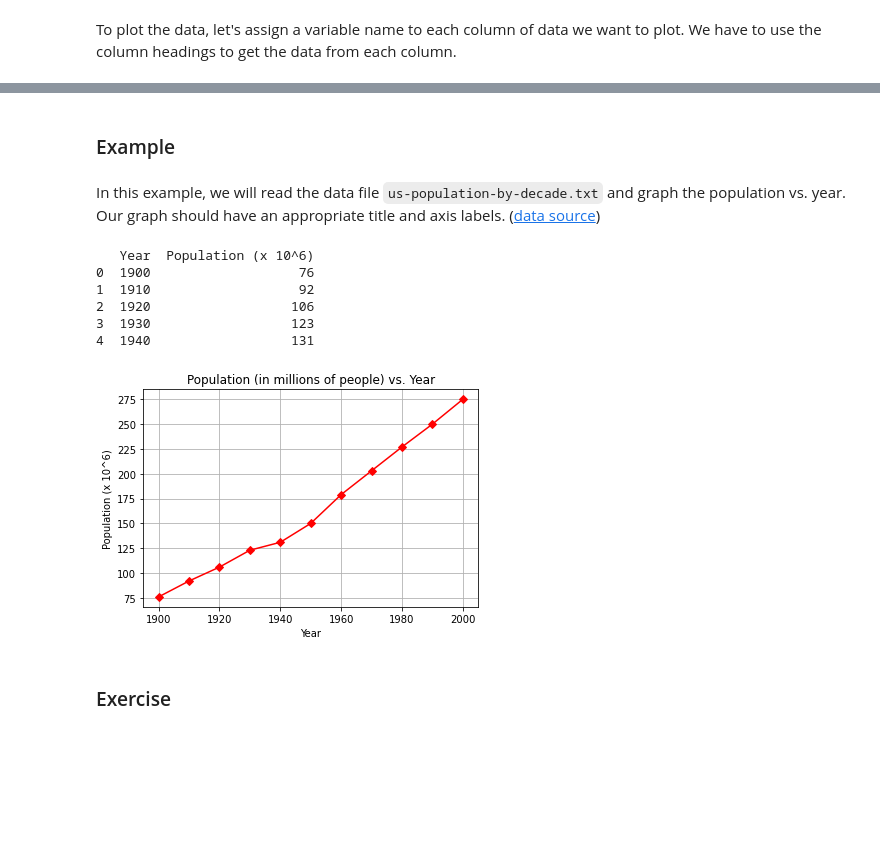
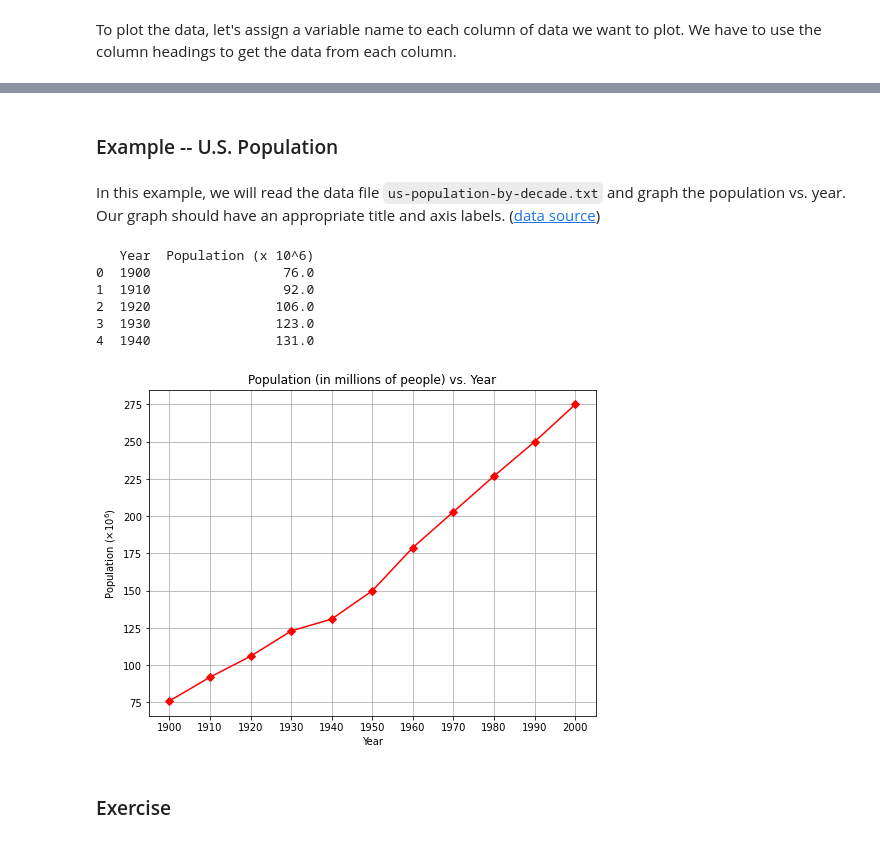
Before and after one commit to atitus/math-modeling-2, a Jupyter notebook: unit-03/03-03-plot-data/03-03-plot-data.ipynb, the cells around one changed output, grey strips where cells are left out. Drawn from its saved outputs; the diff is of its cells as text; code cells hidden in the pictures; blank space fills up the shorter version.

```diff
--- a/unit-03/03-03-plot-data/03-03-plot-data.ipynb
+++ b/unit-03/03-03-plot-data/03-03-plot-data.ipynb
@@ -51,32 +56,32 @@ plt.show()
 # %% [markdown]
-### Example
+### Example -- U.S. Population
 # %% [markdown]
 In this example, we will read the data file `us-population-by-decade.txt` and graph the population vs. year. Our graph should have an appropriate title and axis labels. ([data source](https://data.worldbank.org/indicator/SP.POP.TOTL))
 # %%
 # Read the data file. The result is a dataframe object, which is named df in this case.
-df = pd.read_csv('https://github.com/atitus/math-modeling/raw/master/unit-02/02-03-plot-data/us-population-by-decade.txt', sep='\t')
+df = pd.read_csv('https://raw.githubusercontent.com/atitus/math-modeling-2/main/unit-03/03-03-plot-data/us-population-by-decade.txt', sep='\t')
 print(df.head())
 
 #assign variable names to columns
 xdata = df['Year']
 ydata = df['Population (x 10^6)']
 
 #plot graph
 fig = plt.figure(figsize=(8,6))
 plt.title('Population (in millions of people) vs. Year')
 plt.xlabel('Year')
-plt.ylabel('Population ($\times 10^6$)')
+plt.ylabel('Population ($\\times 10^6$)')
 plt.grid(which='both', axis='both')
 plt.plot(xdata,ydata,'rD-')
 plt.show()
 # %% [output]
    Year  Population (x 10^6)
-0  1900                   76
-1  1910                   92
-2  1920                  106
-3  1930                  123
-4  1940                  131
+0  1900                 76.0
+1  1910                 92.0
+2  1920                106.0
+3  1930                123.0
+4  1940                131.0
-[figure, old version]
+[figure, new version]
 # %% [markdown]
 ### Exercise
 # %% [markdown]
```
Also changed, not shown: parts of 7 cells of this notebook, 11 other files.
